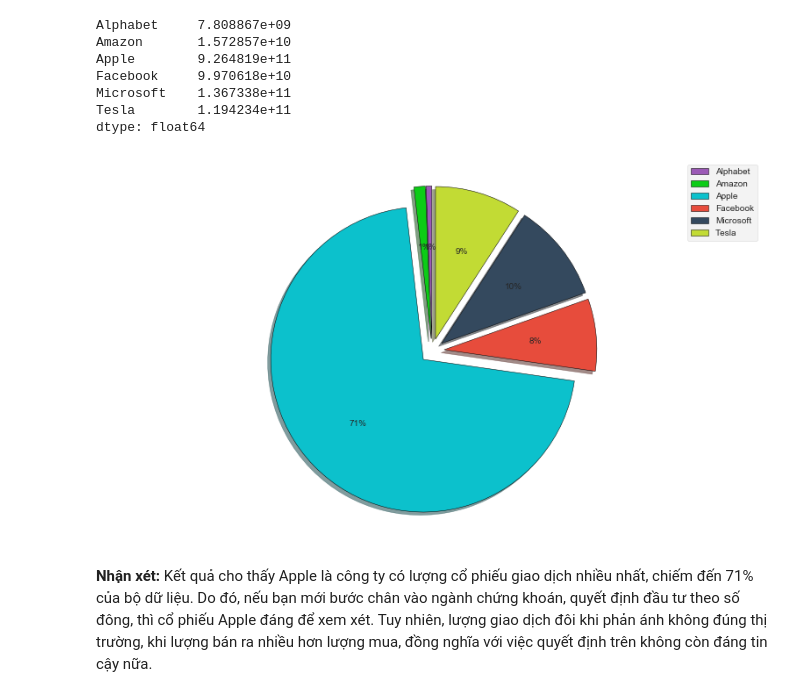
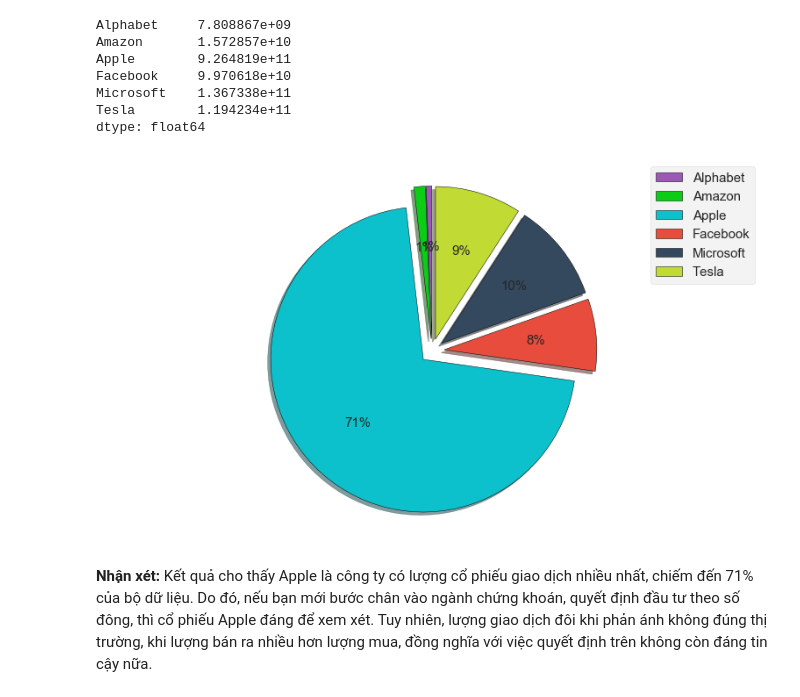
Before and after one commit to bason1999qn/Final_Project_Data_Science, a Jupyter notebook: Lab_Final.ipynb, the cells around one changed output. Cells and saved outputs as stored; diff of their text form; code cells hidden in the pictures.

```diff
--- a/Lab_Final.ipynb
+++ b/Lab_Final.ipynb
@@ -327,6 +327,7 @@ data.describe()
 - Sử dụng biểu đồ Box để thể hiện giá trị cổ phiếu của các công ty trong 10 năm qua:
 # %%
 # create plot
+plt.rcParams.update({'font.size': 15})
 plt.figure(figsize=(12,12))
 ax = sns.boxplot(x="Company", y="Close", data=data)
 # %% [output]
@@ -360,16 +361,17 @@ Tesla        1.194234e+11
 dtype: float64
 # %%
 #Trực quan %
+plt.rcParams.update({'font.size': 15})
 plt.figure(figsize=(12,8))
 plt.axis('equal')
 
 colors = ["#9b59b6", "#0ccc16", "#0cc1cc", "#e74c3c", "#34495e", '#c2db34']
 plt.pie(series_count_volume, startangle=90, colors=colors, wedgeprops={'edgecolor': 'black'},
         explode = ([0.08] * 6), autopct='%1.f%%',shadow=True);
 plt.legend(loc='best', labels=series_count_volume.index, fontsize='medium')
 plt.show()
 # %% [output]
-[figure, old version]
+[figure, new version]
 # %% [markdown]
 **Nhận xét:** Kết quả cho thấy Apple là công ty có lượng cổ phiếu giao dịch nhiều nhất, chiếm đến 71% của bộ dữ liệu. Do đó, nếu bạn mới bước chân vào ngành chứng khoán, quyết định đầu tư theo số đông, thì cổ phiếu Apple đáng để xem xét. Tuy nhiên, lượng giao dịch đôi khi phản ánh không đúng thị trường, khi lượng bán ra nhiều hơn lượng mua, đồng nghĩa với việc quyết định trên không còn đáng tin cậy nữa.
 # %% [markdown]
```
Also changed, not shown: parts of 6 cells of this notebook.
